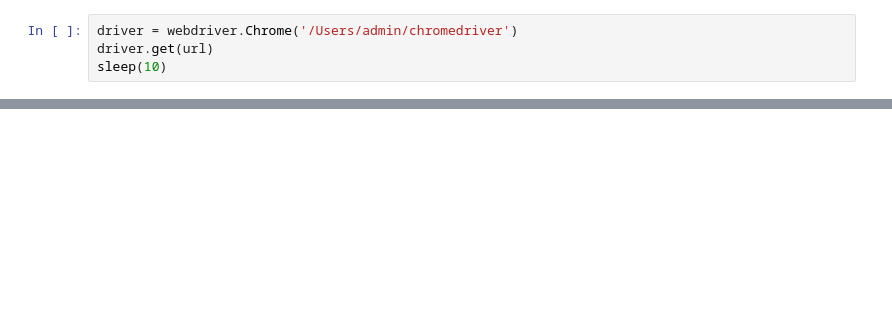
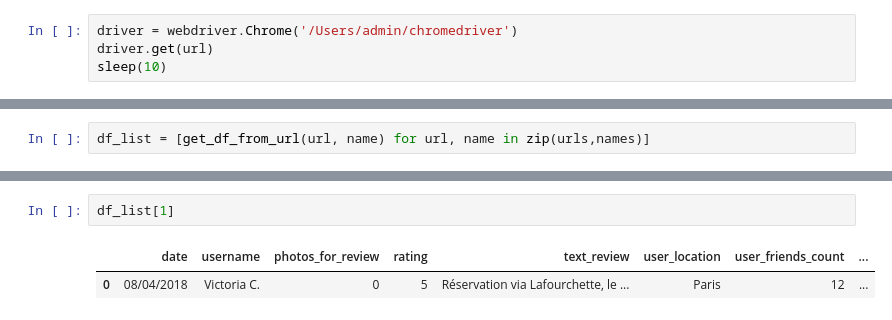
Before and after one commit to AnisZakari/Fake_review_detection, a Jupyter notebook: Scraping/Yelp_Paris_Scraping_reviews/scraping_comments.ipynb, the cells around one changed output, grey strips where cells are left out. Cells and saved outputs as stored; diff of their text form; blank space fills up the shorter version.

```diff
--- a/Scraping/Yelp_Paris_Scraping_reviews/scraping_comments.ipynb
+++ b/Scraping/Yelp_Paris_Scraping_reviews/scraping_comments.ipynb
@@ -108,0 +210,2 @@ df
+# %%
+df_list = [get_df_from_url(url, name) for url, name in zip(urls,names)]
@@ -108,0 +230,5 @@ df
+# %%
+df_list[1]
+# %% [output]
+|  | date | username | photos_for_review | rating | text_review | user_location | user_friends_count | ... |
+| 0 | 08/04/2018 | Victoria C. | 0 | 5 | Réservation via Lafourchette, le ... | Paris | 12 | ... |
```
Also changed, not shown: parts of 8 cells of this notebook.
